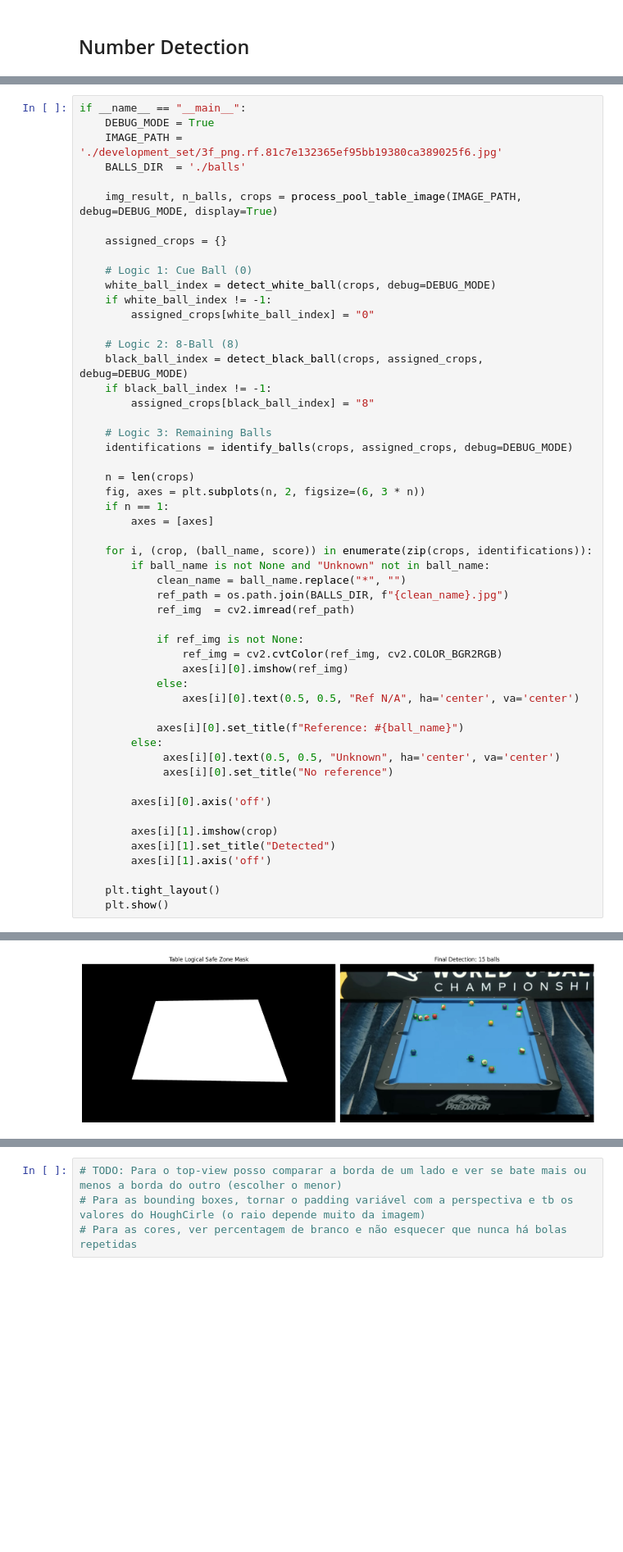
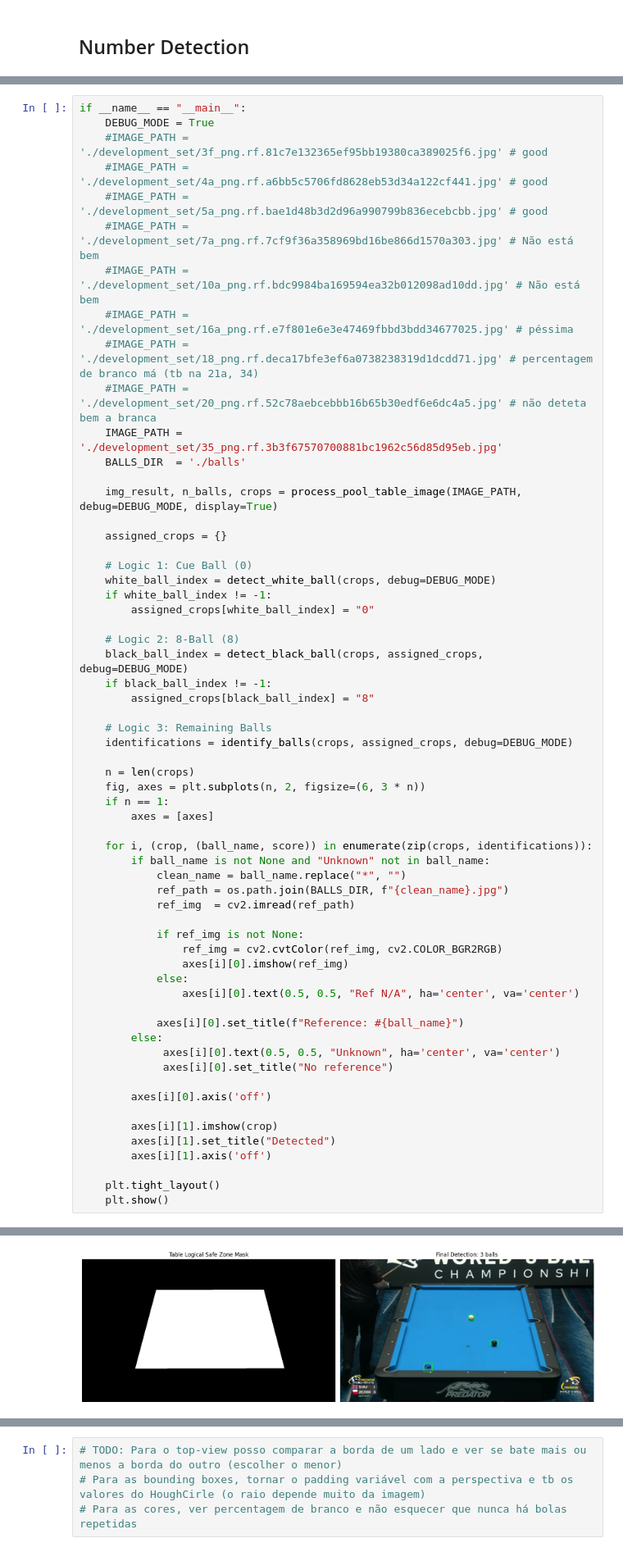
Before and after one commit to RuiCruz16/VC, a Jupyter notebook: Project/task1.ipynb, the cells around one changed output, grey strips where cells are left out. Shown at 82% size. Cells and saved outputs as stored; diff of their text form; blank space fills up the shorter version.

```diff
--- a/Project/task1.ipynb
+++ b/Project/task1.ipynb
@@ -1403,7 +1426,15 @@ def detect_black_ball(crops, assigned_crops, blur_ksize=5, debug=False):
 # %%
 if __name__ == "__main__":
     DEBUG_MODE = True
-    IMAGE_PATH = './development_set/3f_png.rf.81c7e132365ef95bb19380ca389025f6.jpg'
+    #IMAGE_PATH = './development_set/3f_png.rf.81c7e132365ef95bb19380ca389025f6.jpg' # good
+    #IMAGE_PATH = './development_set/4a_png.rf.a6bb5c5706fd8628eb53d34a122cf441.jpg' # good
+    #IMAGE_PATH = './development_set/5a_png.rf.bae1d48b3d2d96a990799b836ecebcbb.jpg' # good
+    #IMAGE_PATH = './development_set/7a_png.rf.7cf9f36a358969bd16be866d1570a303.jpg' # Não está bem
+    #IMAGE_PATH = './development_set/10a_png.rf.bdc9984ba169594ea32b012098ad10dd.jpg' # Não está bem
+    #IMAGE_PATH = './development_set/16a_png.rf.e7f801e6e3e47469fbbd3bdd34677025.jpg' # péssima
+    #IMAGE_PATH = './development_set/18_png.rf.deca17bfe3ef6a0738238319d1dcdd71.jpg' # percentagem de branco má (tb na 21a, 34)
+    #IMAGE_PATH = './development_set/20_png.rf.52c78aebcebbb16b65b30edf6e6dc4a5.jpg' # não deteta bem a branca
+    IMAGE_PATH = './development_set/35_png.rf.3b3f67570700881bc1962c56d85d95eb.jpg'
     BALLS_DIR  = './balls'
 
     img_result, n_balls, crops = process_pool_table_image(IMAGE_PATH, debug=DEBUG_MODE, display=True)
@@ -1468,2 +1499,2 @@ Non-zero count: 1821884
-[figure, old version]
+[figure, new version]
 --- DETECTING CUE BALL (0) ---
```
Also changed, not shown: parts of 2 cells of this notebook.
